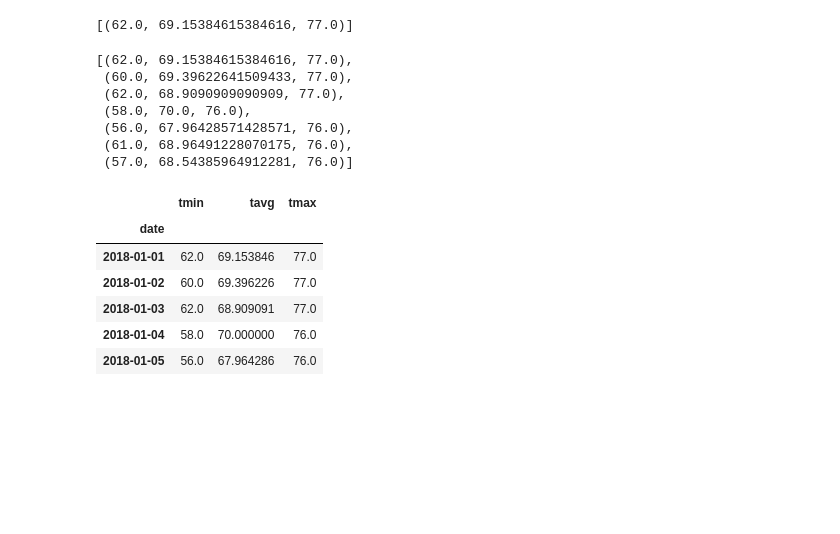
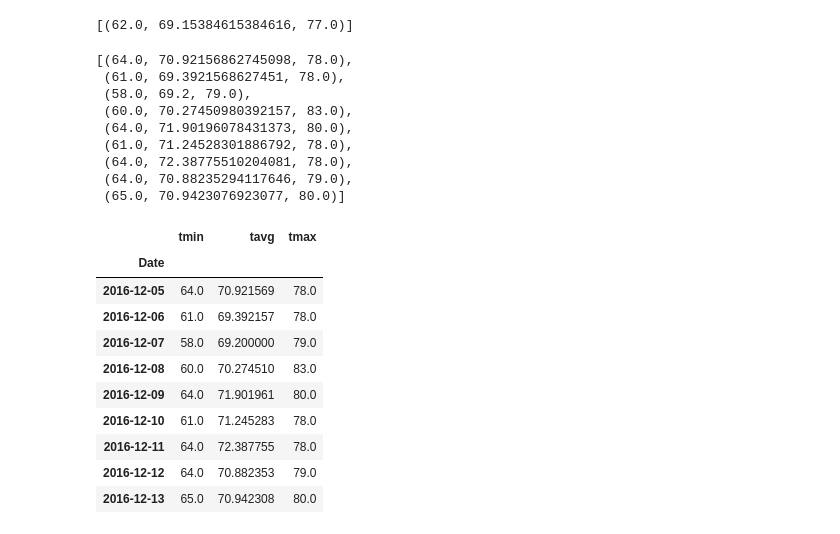
Before and after one commit to sheetalbongale/SQL-Alchemy-Challenge, a Jupyter notebook: hawaii_climate_analysis.ipynb, the cells around one changed output. Cells and saved outputs as stored; diff of their text form; code cells hidden in the pictures; blank space fills up the shorter version.

```diff
--- a/hawaii_climate_analysis.ipynb
+++ b/hawaii_climate_analysis.ipynb
@@ -330,6 +326,7 @@ rain_df
 # %%
 # Create a query that will calculate the daily normals
 # (i.e. the averages for tmin, tmax, and tavg for all historic data matching a specific month and day)
+
 
 def daily_normals(date):
     """Daily Normals.
@@ -342,8 +339,17 @@ def daily_normals(date):
 
     """
 
-    sel = [func.min(Measurement.tobs), func.avg(Measurement.tobs), func.max(Measurement.tobs)]
-    return session.query(*sel).filter(func.strftime("%m-%d", Measurement.date) == date).all()
+    sel = [
+        func.min(Measurement.tobs),
+        func.avg(Measurement.tobs),
+        func.max(Measurement.tobs),
+    ]
+    return (
+        session.query(*sel)
+        .filter(func.strftime("%m-%d", Measurement.date) == date)
+        .all()
+    )
+
 
 daily_normals("01-01")
 # %% [output]
@@ -351,31 +357,44 @@ daily_normals("01-01")
 # %%
 # calculate the daily normals for your trip
 # push each tuple of calculations into a list called `normals`
-
 # Set the start and end date of the trip
-
+trip_startdate = dt.date(2016, 12, 5)
+trip_enddate = dt.date(2016, 12, 13)
 # Use the start and end date to create a range of dates
-
+date_range = pd.date_range(trip_startdate, trip_enddate)
 # Stip off the year and save a list of %m-%d strings
-
+date_list = [d.strftime("%m-%d") for d in date_range]
 # Loop through the list of %m-%d strings and calculate the normals for each date
+daily_normal = [daily_normals(d)[0] for d in date_list]
+daily_normal
 # %% [output]
-[(62.0, 69.15384615384616, 77.0),
- (60.0, 69.39622641509433, 77.0),
- (62.0, 68.9090909090909, 77.0),
- (58.0, 70.0, 76.0),
- (56.0, 67.96428571428571, 76.0),
- (61.0, 68.96491228070175, 76.0),
- (57.0, 68.54385964912281, 76.0)]
+[(64.0, 70.92156862745098, 78.0),
+ (61.0, 69.3921568627451, 78.0),
+ (58.0, 69.2, 79.0),
+ (60.0, 70.27450980392157, 83.0),
+ (64.0, 71.90196078431373, 80.0),
+ (61.0, 71.24528301886792, 78.0),
+ (64.0, 72.38775510204081, 78.0),
+ (64.0, 70.88235294117646, 79.0),
+ (65.0, 70.9423076923077, 80.0)]
 # %%
 # Load the previous query results into a Pandas DataFrame and add the `trip_dates` range as the `date` index
+normal_df = pd.DataFrame(
+    daily_normal, columns=["tmin", "tavg", "tmax"], index=date_range
+)
+normal_df.index.name = "Date"
+normal_df
 # %% [output]
 |  | tmin | tavg | tmax |
-| date |  |  |  |
-| 2018-01-01 | 62.0 | 69.153846 | 77.0 |
-| 2018-01-02 | 60.0 | 69.396226 | 77.0 |
-| 2018-01-03 | 62.0 | 68.909091 | 77.0 |
-| 2018-01-04 | 58.0 | 70.000000 | 76.0 |
-| 2018-01-05 | 56.0 | 67.964286 | 76.0 |
+| Date |  |  |  |
+| 2016-12-05 | 64.0 | 70.921569 | 78.0 |
+| 2016-12-06 | 61.0 | 69.392157 | 78.0 |
+| 2016-12-07 | 58.0 | 69.200000 | 79.0 |
+| 2016-12-08 | 60.0 | 70.274510 | 83.0 |
+| 2016-12-09 | 64.0 | 71.901961 | 80.0 |
+| 2016-12-10 | 61.0 | 71.245283 | 78.0 |
+| 2016-12-11 | 64.0 | 72.387755 | 78.0 |
+| 2016-12-12 | 64.0 | 70.882353 | 79.0 |
+| 2016-12-13 | 65.0 | 70.942308 | 80.0 |
 # %%
 # Plot the daily normals as an area plot with `stacked=False`
```
Also changed, not shown: parts of 7 cells of this notebook.
